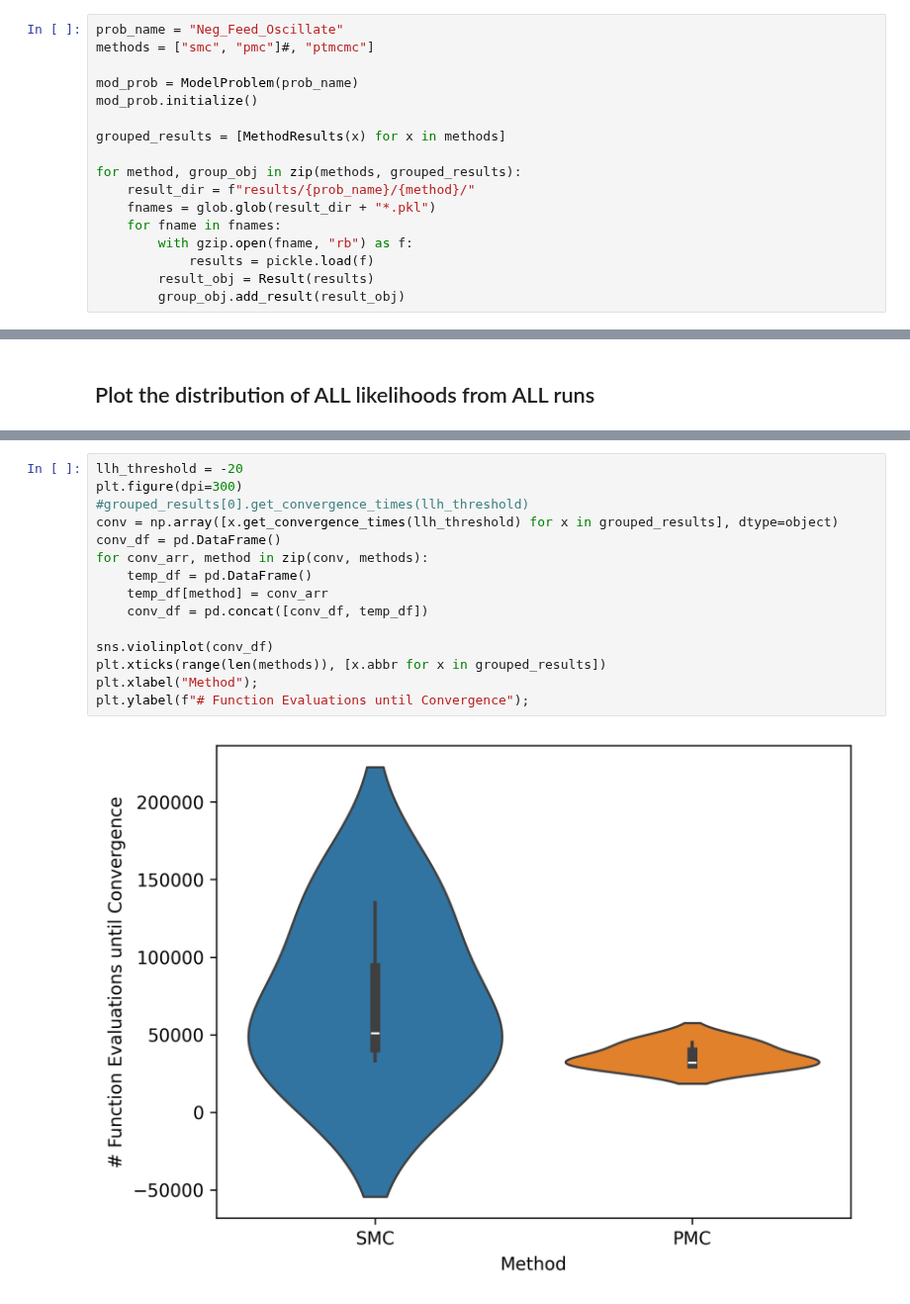
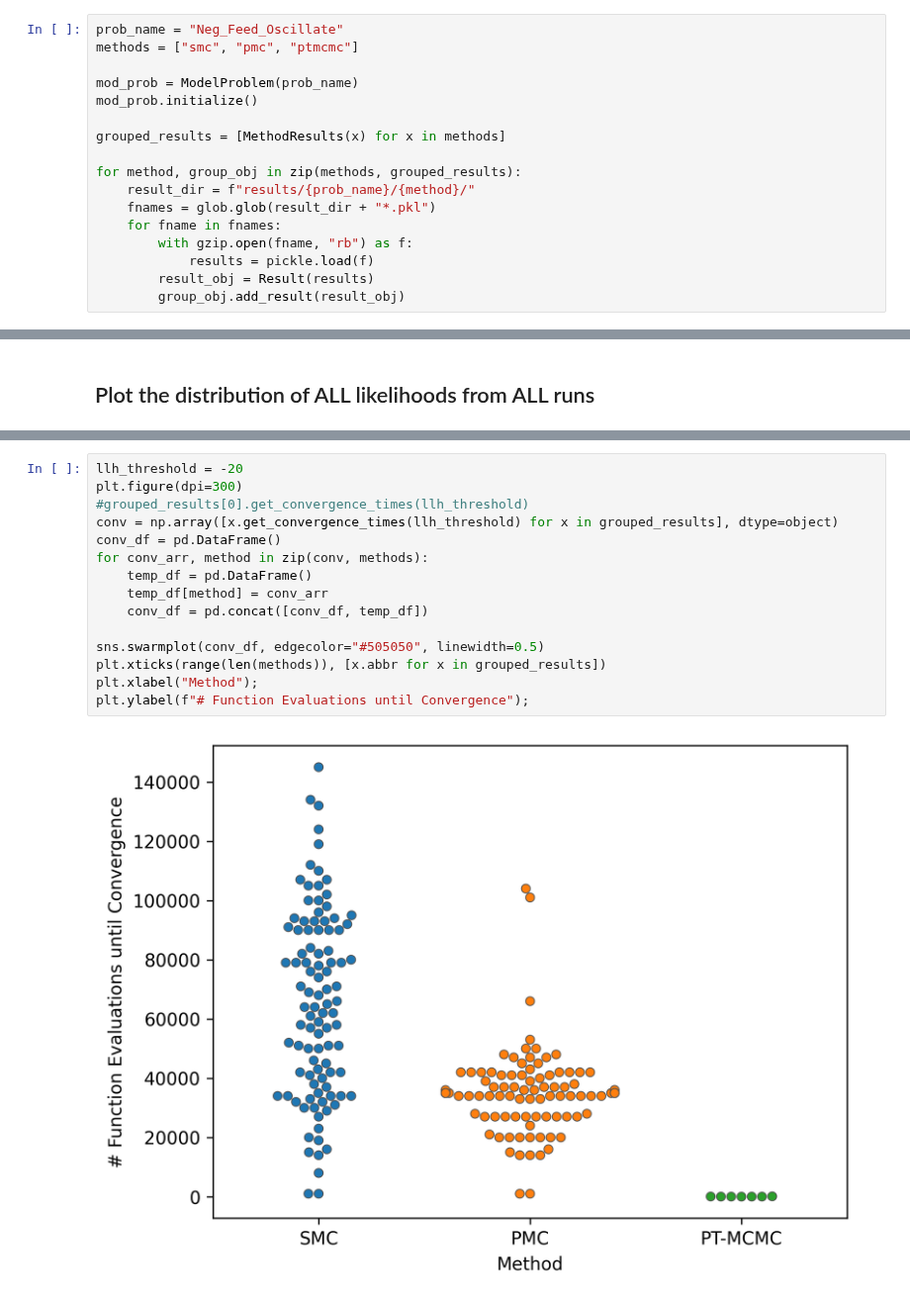
Before and after one commit to LarkinIt/BayesianBenchmark, a Jupyter notebook: compare_methods.ipynb, the cells around one changed output, grey strips where cells are left out. Shown at 99% size. Cells and saved outputs as stored; diff of their text form.

```diff
--- a/compare_methods.ipynb
+++ b/compare_methods.ipynb
@@ -13,7 +13,7 @@ from modelproblem import ModelProblem
 from result_classes import Result,MethodResults
 # %%
 prob_name = "Neg_Feed_Oscillate"
-methods = ["smc", "pmc"]#, "ptmcmc"]
+methods = ["smc", "pmc", "ptmcmc"]
 
 mod_prob = ModelProblem(prob_name)
 mod_prob.initialize()
@@ -80,17 +84,17 @@ MAX NUM FUNC CALLS: 237000
 # %%
 llh_threshold = -20
 plt.figure(dpi=300)
 #grouped_results[0].get_convergence_times(llh_threshold)
 conv = np.array([x.get_convergence_times(llh_threshold) for x in grouped_results], dtype=object)
 conv_df = pd.DataFrame()
 for conv_arr, method in zip(conv, methods):
 	temp_df = pd.DataFrame()
 	temp_df[method] = conv_arr
 	conv_df = pd.concat([conv_df, temp_df])
 
-sns.violinplot(conv_df)
+sns.swarmplot(conv_df, edgecolor="#505050", linewidth=0.5)
 plt.xticks(range(len(methods)), [x.abbr for x in grouped_results])
 plt.xlabel("Method");
 plt.ylabel(f"# Function Evaluations until Convergence");
 # %% [output]
-[figure, old version]
+[figure, new version]
```
Also changed, not shown: parts of 4 cells of this notebook, 1 other file.
